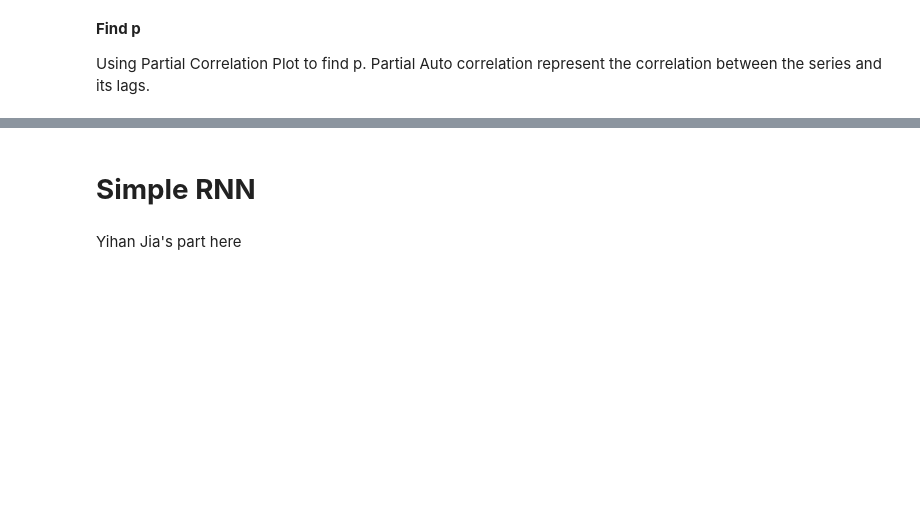
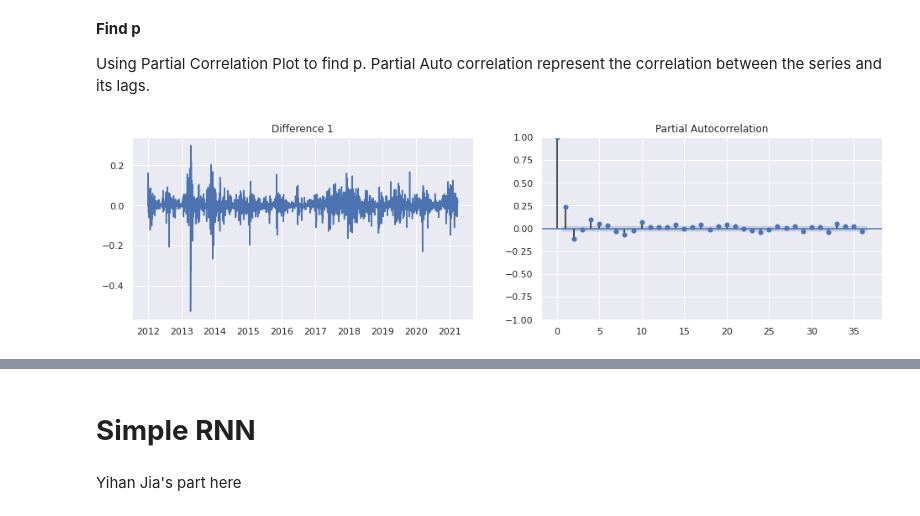
Before and after one commit to zhouchun0105/BA780-project, a Jupyter notebook: Bitcoin_Price_and_its_Movement_Direction_Prediction_2.ipynb, the cells around one changed output, grey strips where cells are left out. Drawn from its saved outputs; the diff is of its cells as text; code cells hidden in the pictures; blank space fills up the shorter version.

```diff
--- a/Bitcoin_Price_and_its_Movement_Direction_Prediction_2.ipynb
+++ b/Bitcoin_Price_and_its_Movement_Direction_Prediction_2.ipynb
@@ -379,13 +412,14 @@ Using Partial Correlation Plot to find p. Partial Auto correlation represent the
 # %%
 from statsmodels.graphics.tsaplots import plot_pacf
 # %%
-# Finding P- the order of Auto regressive term in the ARIMA model. It refers to the numbers of lags to be used as predictors.
-# Inspecting the partial autocorrelation plot (PACF)
-diff = df.Close.diff().dropna()
+#plot PACF # first difference
+diff_p = log(df.Close).diff().dropna()
 
 fig, (ax1, ax2)= plt.subplots(1, 2, figsize= (16, 4))
 
-ax1.plot(df.Close)
+ax1.plot(diff_p)
 ax1.set_title('Difference 1')
-ax2.set_ylim(0, 1)
-plot_pacf(diff, ax= ax2);
+ax2.set_ylim(0, 5)
+plot_pacf(diff_p, ax= ax2);
+# %% [output]
+[figure, added]
```
Also changed, not shown: parts of 46 cells of this notebook.
